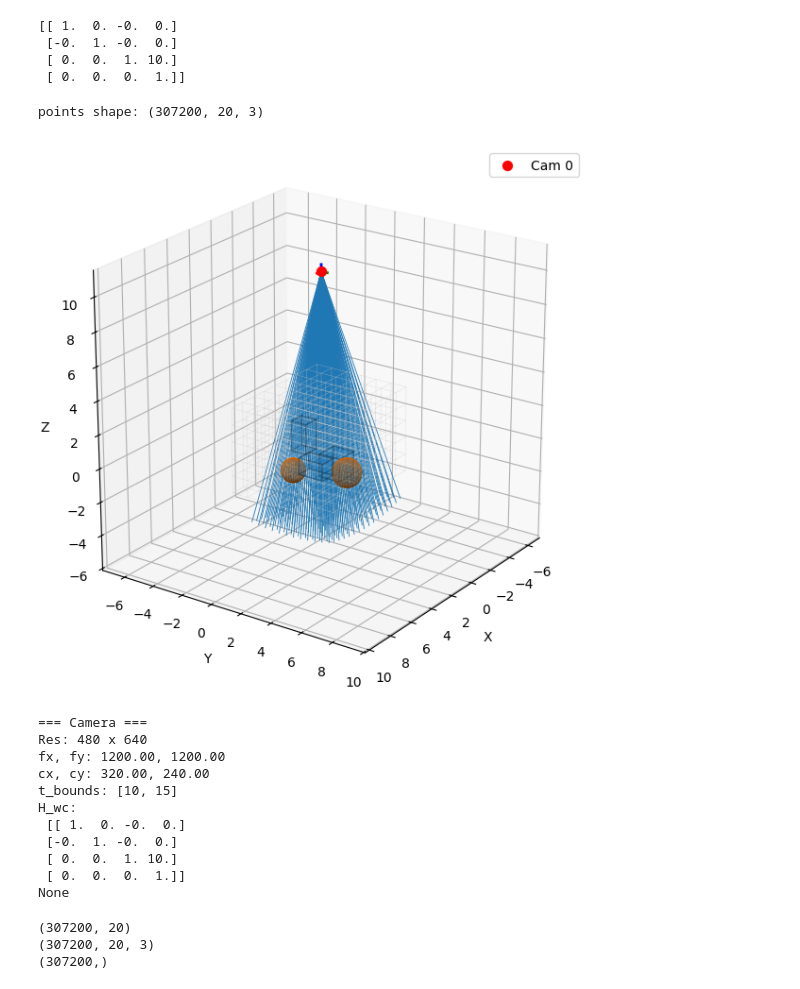
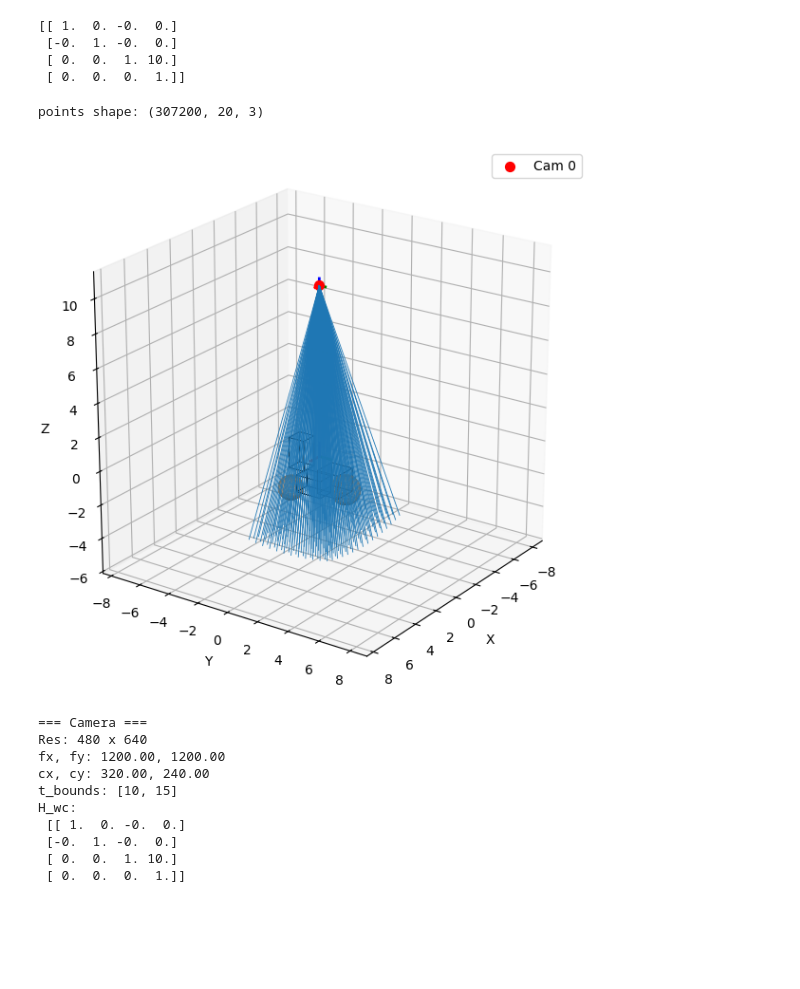
Before and after one commit to WikiGenius/nerf-lab, a Jupyter notebook: examples/demo_world.ipynb, the cells around one changed output. Drawn from its saved outputs; the diff is of its cells as text; code cells hidden in the pictures; blank space fills up the shorter version.

```diff
--- a/examples/demo_world.ipynb
+++ b/examples/demo_world.ipynb
@@ -45,30 +41,29 @@ print(H_wc)
 # %%
 # --- camera ------------------------------------------------------------------
 # H_wc = np.eye(4, dtype=np.float32)        # simple origin‑facing camera
 intr  = Intrinsics(**CFG.intrinsics.__dict__)
 cam   = Camera(intr, H_wc,
                t_bounds=(CFG.rays.t_near, CFG.rays.t_far))
 
 # --- sample rays -------------------------------------------------------------
 O_w, D_w = cam.get_rays(frame="world")
 t, delta, pts = stratified_samples_batch(
     O_w, D_w, CFG.rays.t_near, CFG.rays.t_far,
     N=CFG.rays.N, deterministic=CFG.rays.deterministic
 )
 print("points shape:", pts.shape)
 
+# from nerflab.viz import cfg
+# cfg.figsize = (9, 7)
+# cfg.default_alpha = 0.2
+
 # --- visualise ---------------------------------------------------------------
-plot_world(world,
-           cameras=[cam],
-           draw_rays=True,
-           ray_step=CFG.plot.step,
-           grid_lines=True,
-           grid_step=(1,1,1))
+plot_world(world, cameras=[cam], draw_rays=True)
 # %% [output]
 points shape: (307200, 20, 3)
-[figure, old version]
+[figure, new version]
 # %%
-print(cam.print_info())
+cam.print_info()
 # %% [output]
 === Camera ===
 Res: 480 x 640
@@ -80,4 +75,3 @@ H_wc:
  [-0.  1. -0.  0.]
  [ 0.  0.  1. 10.]
  [ 0.  0.  0.  1.]]
-None
@@ -87,10 +77,0 @@ sigma = sigma_from_world(world, pts)
-# %%
-from nerflab import nerf_opacity
-T, w, C = nerf_opacity(sigma, delta)
-print(sigma.shape)
-print(pts.shape)
-print(C.shape)
-# %% [output]
-(307200, 20)
-(307200, 20, 3)
-(307200,)
```
Also changed, not shown: parts of 6 cells of this notebook, 12 other files.
